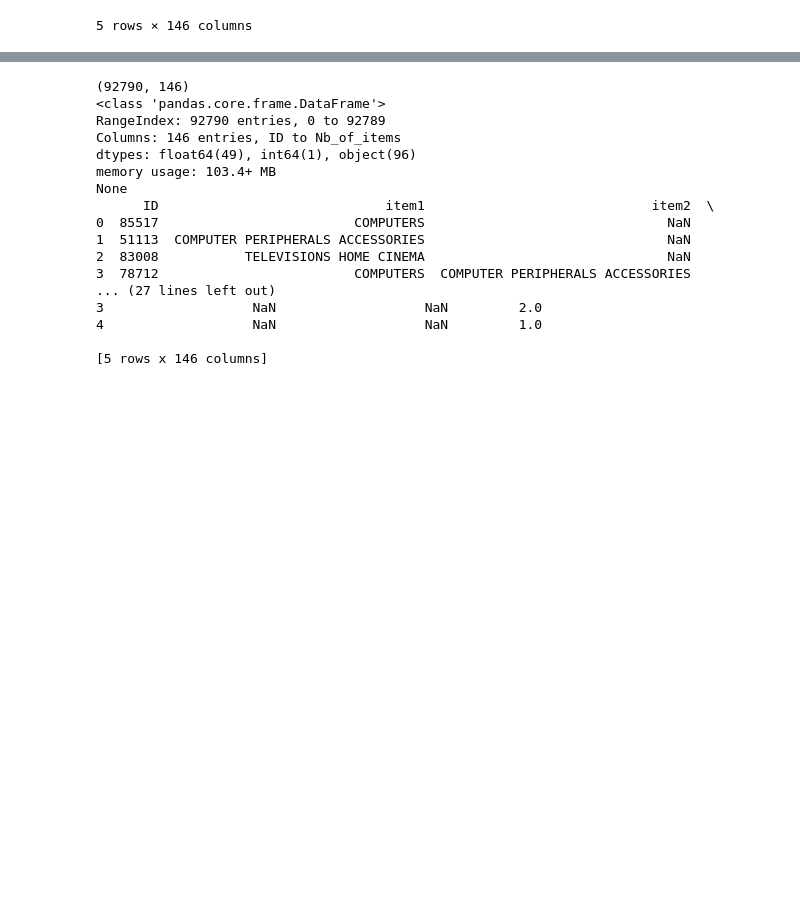
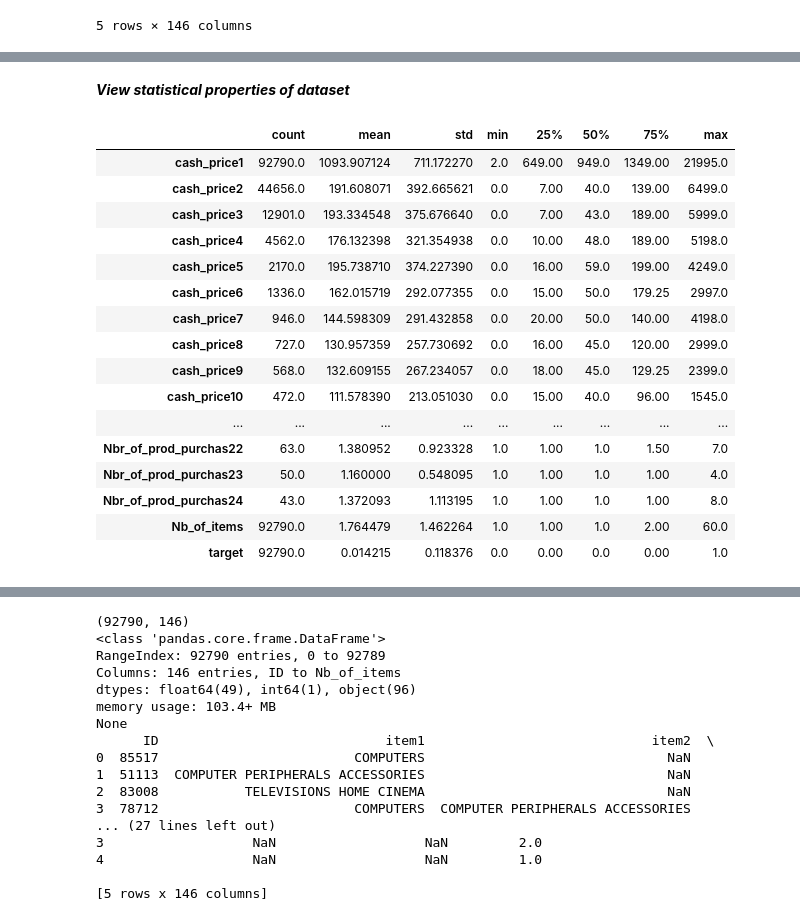
Before and after one commit to sumitgiri87/challenge-data-fraud, a Jupyter notebook: notebooks/train_model.ipynb, the cells around one changed output, grey strips where cells are left out. Saved outputs shown, nothing was run; the diff lists cells and outputs as text; code cells hidden in the pictures; blank space fills up the shorter version.

```diff
--- a/notebooks/train_model.ipynb
+++ b/notebooks/train_model.ipynb
@@ -73,0 +202,22 @@ X_train.head()
+# %% [markdown]
+***View statistical properties of dataset***
+# %%
+df.drop(columns='ID').describe().T
+# %% [output]
+|  | count | mean | std | min | 25% | 50% | 75% | max |
+| cash_price1 | 92790.0 | 1093.907124 | 711.172270 | 2.0 | 649.00 | 949.0 | 1349.00 | 21995.0 |
+| cash_price2 | 44656.0 | 191.608071 | 392.665621 | 0.0 | 7.00 | 40.0 | 139.00 | 6499.0 |
+| cash_price3 | 12901.0 | 193.334548 | 375.676640 | 0.0 | 7.00 | 43.0 | 189.00 | 5999.0 |
+| cash_price4 | 4562.0 | 176.132398 | 321.354938 | 0.0 | 10.00 | 48.0 | 189.00 | 5198.0 |
+| cash_price5 | 2170.0 | 195.738710 | 374.227390 | 0.0 | 16.00 | 59.0 | 199.00 | 4249.0 |
+| cash_price6 | 1336.0 | 162.015719 | 292.077355 | 0.0 | 15.00 | 50.0 | 179.25 | 2997.0 |
+| cash_price7 | 946.0 | 144.598309 | 291.432858 | 0.0 | 20.00 | 50.0 | 140.00 | 4198.0 |
+| cash_price8 | 727.0 | 130.957359 | 257.730692 | 0.0 | 16.00 | 45.0 | 120.00 | 2999.0 |
+| cash_price9 | 568.0 | 132.609155 | 267.234057 | 0.0 | 18.00 | 45.0 | 129.25 | 2399.0 |
+| cash_price10 | 472.0 | 111.578390 | 213.051030 | 0.0 | 15.00 | 40.0 | 96.00 | 1545.0 |
+| ... | ... | ... | ... | ... | ... | ... | ... | ... |
+| Nbr_of_prod_purchas22 | 63.0 | 1.380952 | 0.923328 | 1.0 | 1.00 | 1.0 | 1.50 | 7.0 |
+| Nbr_of_prod_purchas23 | 50.0 | 1.160000 | 0.548095 | 1.0 | 1.00 | 1.0 | 1.00 | 4.0 |
+| Nbr_of_prod_purchas24 | 43.0 | 1.372093 | 1.113195 | 1.0 | 1.00 | 1.0 | 1.00 | 8.0 |
+| Nb_of_items | 92790.0 | 1.764479 | 1.462264 | 1.0 | 1.00 | 1.0 | 2.00 | 60.0 |
+| target | 92790.0 | 0.014215 | 0.118376 | 0.0 | 0.00 | 0.0 | 0.00 | 1.0 |
```
Also changed, not shown: parts of 37 cells of this notebook, 2 other files.
